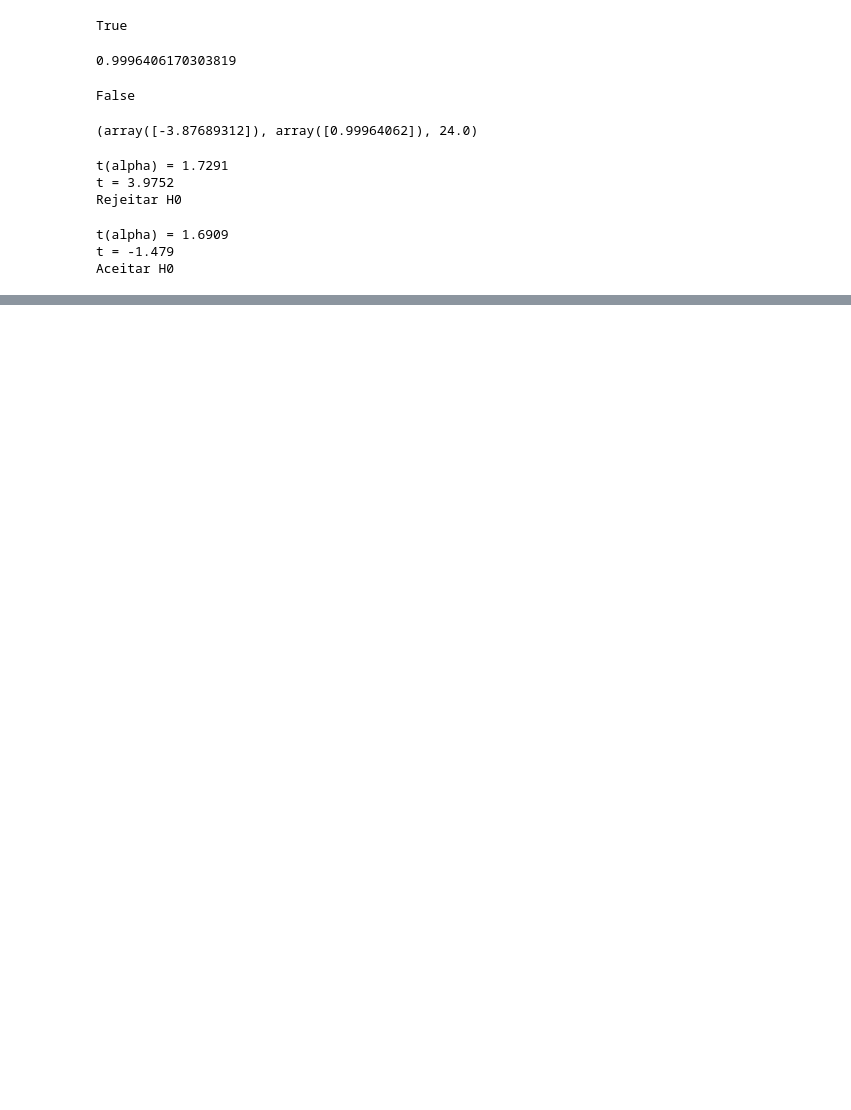
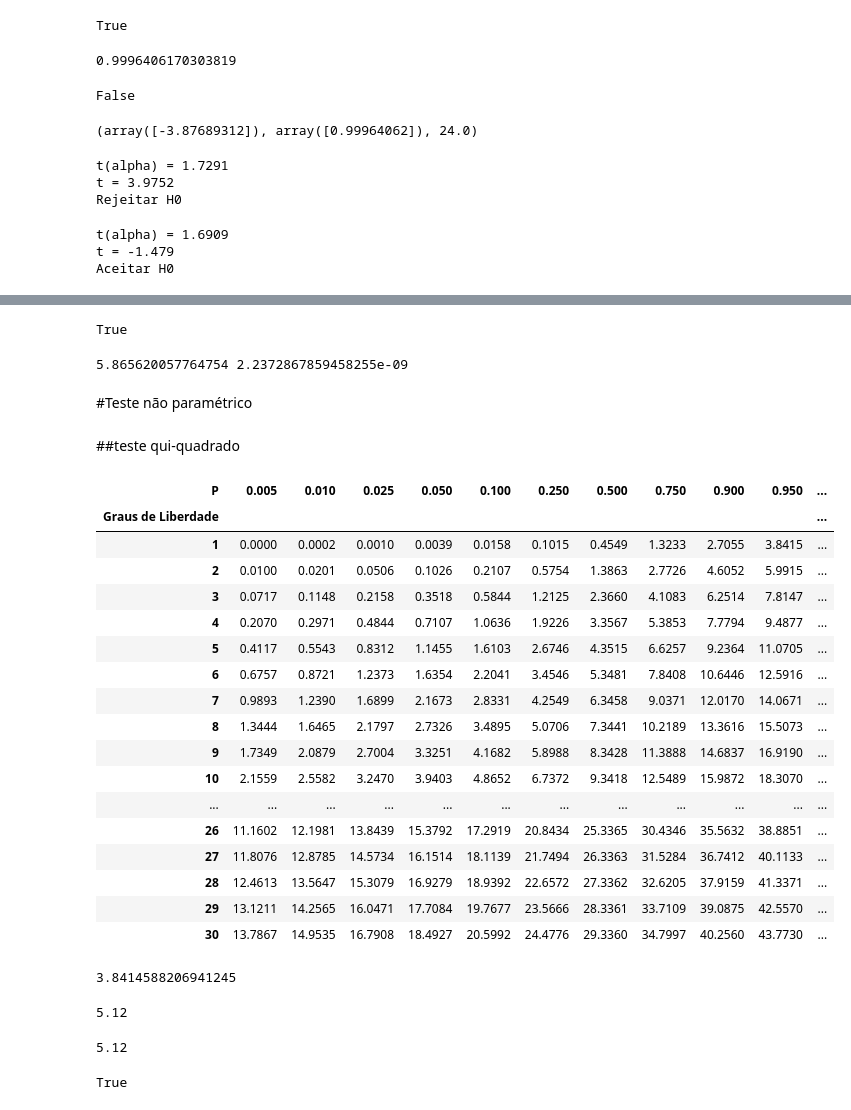
Before and after one commit to andrade-lcs/Data_Science_alura, a Jupyter notebook: Alura_estatistica_parte3.ipynb, the cells around one changed output, grey strips where cells are left out. Cells and saved outputs as stored; diff of their text form; code cells hidden in the pictures; blank space fills up the shorter version.

```diff
--- a/Alura_estatistica_parte3.ipynb
+++ b/Alura_estatistica_parte3.ipynb
@@ -336,0 +450,14 @@ Aceitar H0
+# %%
+p_valor <= significancia #se True rejeita h0 de que a média das duas amostras são iguais
+# %% [output]
+True
+# %%
+teste = CompareMeans(teste_h, teste_m)
+z , p_valor = teste.ztest_ind(alternative='larger', value=0)
+print(z , p_valor)
+# %% [output]
+5.865620057764754 2.2372867859458255e-09
+# %% [markdown]
+#Teste não paramétrico
+# %% [markdown]
+##teste qui-quadrado
@@ -336,0 +466,34 @@ Aceitar H0
+# %%
+tabela_t_chi_2 = pd.DataFrame(
+    [],
+    index = [i for i in range(1, 31)],
+    columns = [0.005, 0.01, 0.025, 0.05, 0.1, 0.25, 0.5, 0.75, 0.9, 0.95, 0.975, 0.99, 0.995]
+)
+
+for index in tabela_t_chi_2.index:
+    for columns in tabela_t_chi_2.columns:
+        tabela_t_chi_2.loc[index, columns] = f'{chi.ppf(float(columns), index)**2:.4f}'
+
+tabela_t_chi_2.index.name='Graus de Liberdade'
+tabela_t_chi_2.rename_axis(['P'], axis=1, inplace=True)
+
+tabela_t_chi_2
+# %% [output]
+| P | 0.005 | 0.010 | 0.025 | 0.050 | 0.100 | 0.250 | 0.500 | 0.750 | 0.900 | 0.950 | ... |
+| Graus de Liberdade |  |  |  |  |  |  |  |  |  |  | ... |
+| 1 | 0.0000 | 0.0002 | 0.0010 | 0.0039 | 0.0158 | 0.1015 | 0.4549 | 1.3233 | 2.7055 | 3.8415 | ... |
+| 2 | 0.0100 | 0.0201 | 0.0506 | 0.1026 | 0.2107 | 0.5754 | 1.3863 | 2.7726 | 4.6052 | 5.9915 | ... |
+| 3 | 0.0717 | 0.1148 | 0.2158 | 0.3518 | 0.5844 | 1.2125 | 2.3660 | 4.1083 | 6.2514 | 7.8147 | ... |
+| 4 | 0.2070 | 0.2971 | 0.4844 | 0.7107 | 1.0636 | 1.9226 | 3.3567 | 5.3853 | 7.7794 | 9.4877 | ... |
+| 5 | 0.4117 | 0.5543 | 0.8312 | 1.1455 | 1.6103 | 2.6746 | 4.3515 | 6.6257 | 9.2364 | 11.0705 | ... |
+| 6 | 0.6757 | 0.8721 | 1.2373 | 1.6354 | 2.2041 | 3.4546 | 5.3481 | 7.8408 | 10.6446 | 12.5916 | ... |
+| 7 | 0.9893 | 1.2390 | 1.6899 | 2.1673 | 2.8331 | 4.2549 | 6.3458 | 9.0371 | 12.0170 | 14.0671 | ... |
+| 8 | 1.3444 | 1.6465 | 2.1797 | 2.7326 | 3.4895 | 5.0706 | 7.3441 | 10.2189 | 13.3616 | 15.5073 | ... |
+| 9 | 1.7349 | 2.0879 | 2.7004 | 3.3251 | 4.1682 | 5.8988 | 8.3428 | 11.3888 | 14.6837 | 16.9190 | ... |
+| 10 | 2.1559 | 2.5582 | 3.2470 | 3.9403 | 4.8652 | 6.7372 | 9.3418 | 12.5489 | 15.9872 | 18.3070 | ... |
+| ... | ... | ... | ... | ... | ... | ... | ... | ... | ... | ... | ... |
+| 26 | 11.1602 | 12.1981 | 13.8439 | 15.3792 | 17.2919 | 20.8434 | 25.3365 | 30.4346 | 35.5632 | 38.8851 | ... |
+| 27 | 11.8076 | 12.8785 | 14.5734 | 16.1514 | 18.1139 | 21.7494 | 26.3363 | 31.5284 | 36.7412 | 40.1133 | ... |
+| 28 | 12.4613 | 13.5647 | 15.3079 | 16.9279 | 18.9392 | 22.6572 | 27.3362 | 32.6205 | 37.9159 | 41.3371 | ... |
+| 29 | 13.1211 | 14.2565 | 16.0471 | 17.7084 | 19.7677 | 23.5666 | 28.3361 | 33.7109 | 39.0875 | 42.5570 | ... |
+| 30 | 13.7867 | 14.9535 | 16.7908 | 18.4927 | 20.5992 | 24.4776 | 29.3360 | 34.7997 | 40.2560 | 43.7730 | ... |
@@ -336,0 +508,21 @@ Aceitar H0
+# %%
+chi_alpha = chi.ppf(confianca, gl) **2
+chi_alpha
+# %% [output]
+3.8414588206941245
+# %%
+chi_2 = ((f_obs[0] - f_esp[0])**2/f_esp[0]) + ((f_obs[1] - f_esp[1])**2/f_esp[1])
+chi_2
+# %% [output]
+5.12
+# %%
+chi_2 = 0
+for i in range(k):
+    chi_2 += (f_obs[i] - f_esp[i])**2/f_esp[i]
+print(chi_2)
+# %% [output]
+5.12
+# %%
+chi_2 >= chi_alpha #Se True rejeita H0
+# %% [output]
+True
```
Also changed, not shown: parts of 53 cells of this notebook.
